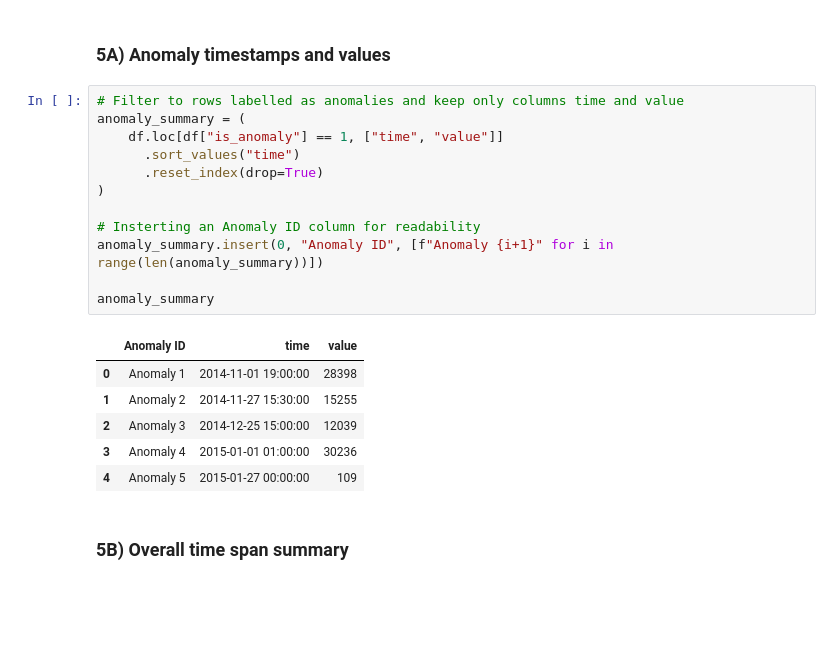
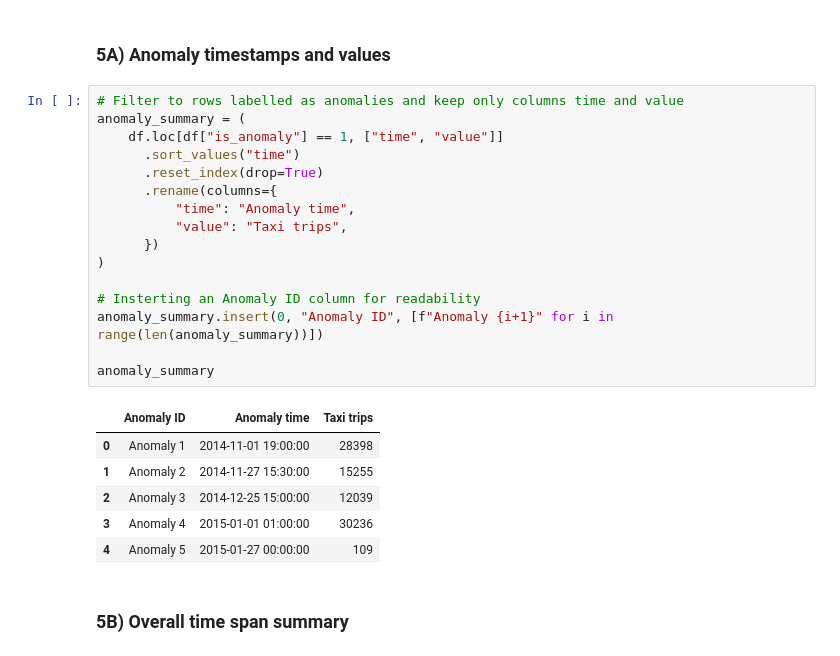
Before and after one commit to Nandipha996/Anomaly-Detection-Research, a Jupyter notebook: notebooks/02_preprocessing_nyc_taxi.ipynb, the cells around one changed output. Cells and saved outputs as stored; diff of their text form; blank space fills up the shorter version.

Commit message:
Final NYC taxi preprocessing check

```diff
--- a/notebooks/02_preprocessing_nyc_taxi.ipynb
+++ b/notebooks/02_preprocessing_nyc_taxi.ipynb
@@ -264,17 +264,21 @@ or weekday/weekend effects.
 # %%
 # Filter to rows labelled as anomalies and keep only columns time and value
 anomaly_summary = (
     df.loc[df["is_anomaly"] == 1, ["time", "value"]]
       .sort_values("time")
       .reset_index(drop=True)
+      .rename(columns={
+          "time": "Anomaly time",
+          "value": "Taxi trips",
+      })
 )
 
 # Insterting an Anomaly ID column for readability
 anomaly_summary.insert(0, "Anomaly ID", [f"Anomaly {i+1}" for i in range(len(anomaly_summary))])
 
 anomaly_summary
 # %% [output]
-|  | Anomaly ID | time | value |
+|  | Anomaly ID | Anomaly time | Taxi trips |
 | 0 | Anomaly 1 | 2014-11-01 19:00:00 | 28398 |
 | 1 | Anomaly 2 | 2014-11-27 15:30:00 | 15255 |
 | 2 | Anomaly 3 | 2014-12-25 15:00:00 | 12039 |
```
Also changed, not shown: parts of 4 cells of this notebook.
